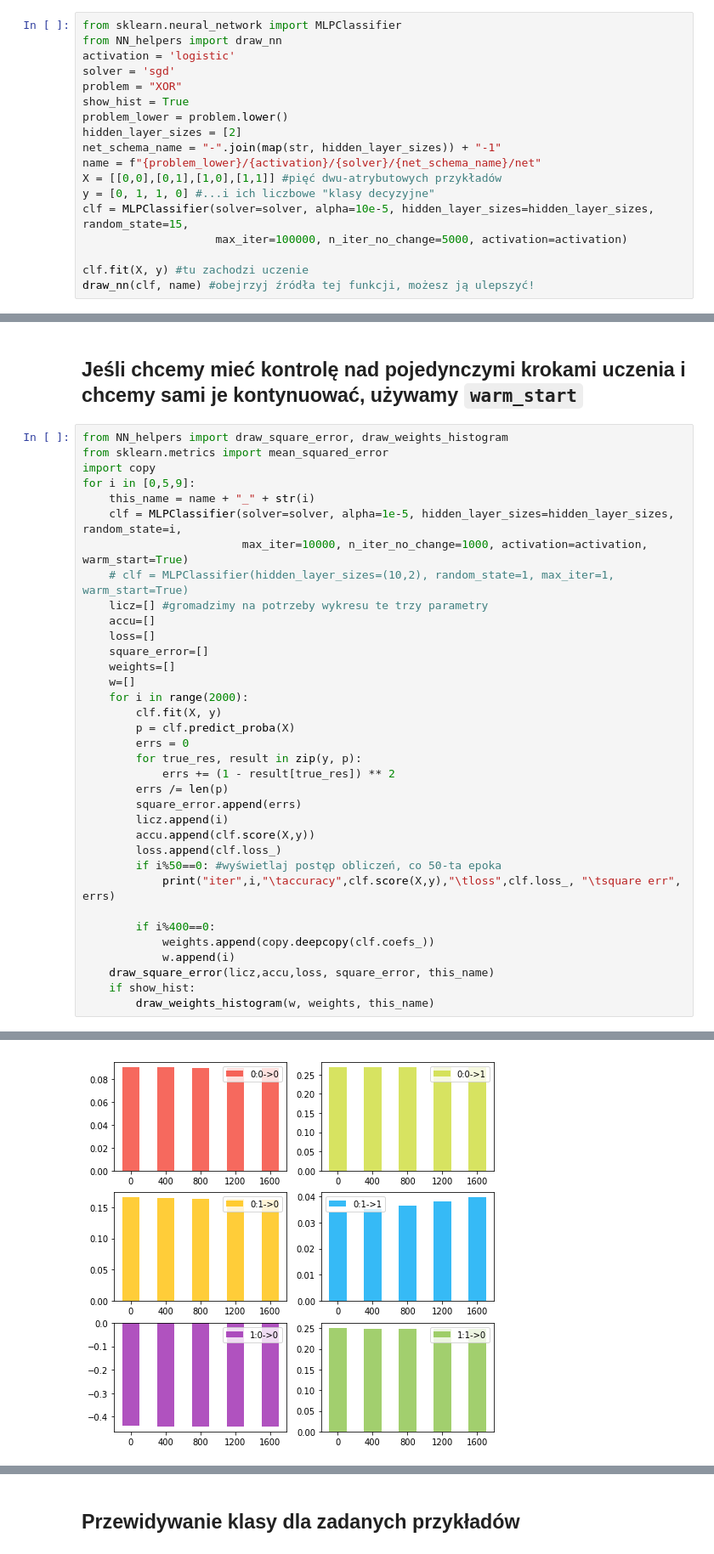
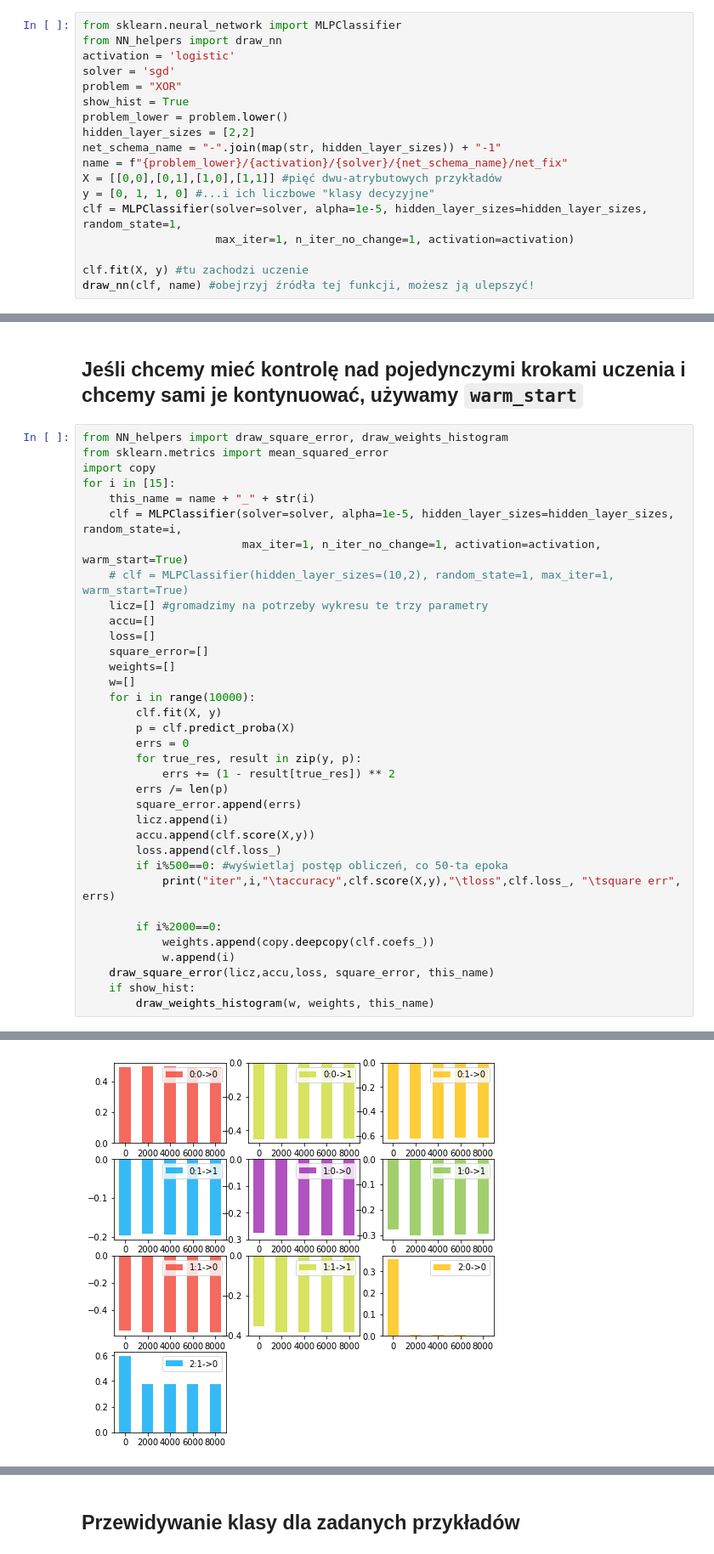
Before and after one commit to Azbesciak/MachineLearningLabs, a Jupyter notebook: NN/NN_cwiczenia.ipynb, the cells around one changed output, grey strips where cells are left out. Shown: that part at 85% size. Cells and saved outputs as stored; diff of their text form.

```diff
--- a/NN/NN_cwiczenia.ipynb
+++ b/NN/NN_cwiczenia.ipynb
@@ -14,13 +14,13 @@ solver = 'sgd'
 problem = "XOR"
 show_hist = True
 problem_lower = problem.lower()
-hidden_layer_sizes = [2]
+hidden_layer_sizes = [2,2]
 net_schema_name = "-".join(map(str, hidden_layer_sizes)) + "-1"
-name = f"{problem_lower}/{activation}/{solver}/{net_schema_name}/net"
+name = f"{problem_lower}/{activation}/{solver}/{net_schema_name}/net_fix"
 X = [[0,0],[0,1],[1,0],[1,1]] #pięć dwu-atrybutowych przykładów
 y = [0, 1, 1, 0] #...i ich liczbowe "klasy decyzyjne"
-clf = MLPClassifier(solver=solver, alpha=10e-5, hidden_layer_sizes=hidden_layer_sizes, random_state=15,
-                    max_iter=100000, n_iter_no_change=5000, activation=activation)
+clf = MLPClassifier(solver=solver, alpha=1e-5, hidden_layer_sizes=hidden_layer_sizes, random_state=1,
+                    max_iter=1, n_iter_no_change=1, activation=activation)
 
 clf.fit(X, y) #tu zachodzi uczenie
 draw_nn(clf, name) #obejrzyj źródła tej funkcji, możesz ją ulepszyć!
@@ -58,10 +58,10 @@ Na podstawie funkcji ``draw_response3D(clf,X,y)`` napisz podobną funkcję ``dra
 from NN_helpers import draw_square_error, draw_weights_histogram
 from sklearn.metrics import mean_squared_error
 import copy
-for i in [0,5,9]:
+for i in [15]:
     this_name = name + "_" + str(i)
     clf = MLPClassifier(solver=solver, alpha=1e-5, hidden_layer_sizes=hidden_layer_sizes, random_state=i,
-                        max_iter=10000, n_iter_no_change=1000, activation=activation, warm_start=True)
+                        max_iter=1, n_iter_no_change=1, activation=activation, warm_start=True)
     # clf = MLPClassifier(hidden_layer_sizes=(10,2), random_state=1, max_iter=1, warm_start=True)
     licz=[] #gromadzimy na potrzeby wykresu te trzy parametry
     accu=[]
@@ -69,7 +69,7 @@ for i in [0,5,9]:
     square_error=[]
     weights=[]
     w=[]
-    for i in range(2000):
+    for i in range(10000):
         clf.fit(X, y)
         p = clf.predict_proba(X)
         errs = 0
@@ -80,10 +80,10 @@ for i in [0,5,9]:
         licz.append(i)
         accu.append(clf.score(X,y))
         loss.append(clf.loss_)
-        if i%50==0: #wyświetlaj postęp obliczeń, co 50-ta epoka
+        if i%500==0: #wyświetlaj postęp obliczeń, co 50-ta epoka
             print("iter",i,"\taccuracy",clf.score(X,y),"\tloss",clf.loss_, "\tsquare err", errs)
 
-        if i%400==0:
+        if i%2000==0:
             weights.append(copy.deepcopy(clf.coefs_))
             w.append(i)
     draw_square_error(licz,accu,loss, square_error, this_name)
@@ -111 +114 @@ iter 1950       accuracy 0.5    loss 0.6931502172964678         square err 0.250
-[figure, old version]
+[figure, new version]
```
Also changed, not shown: parts of 7 cells of this notebook, 3 other files.
